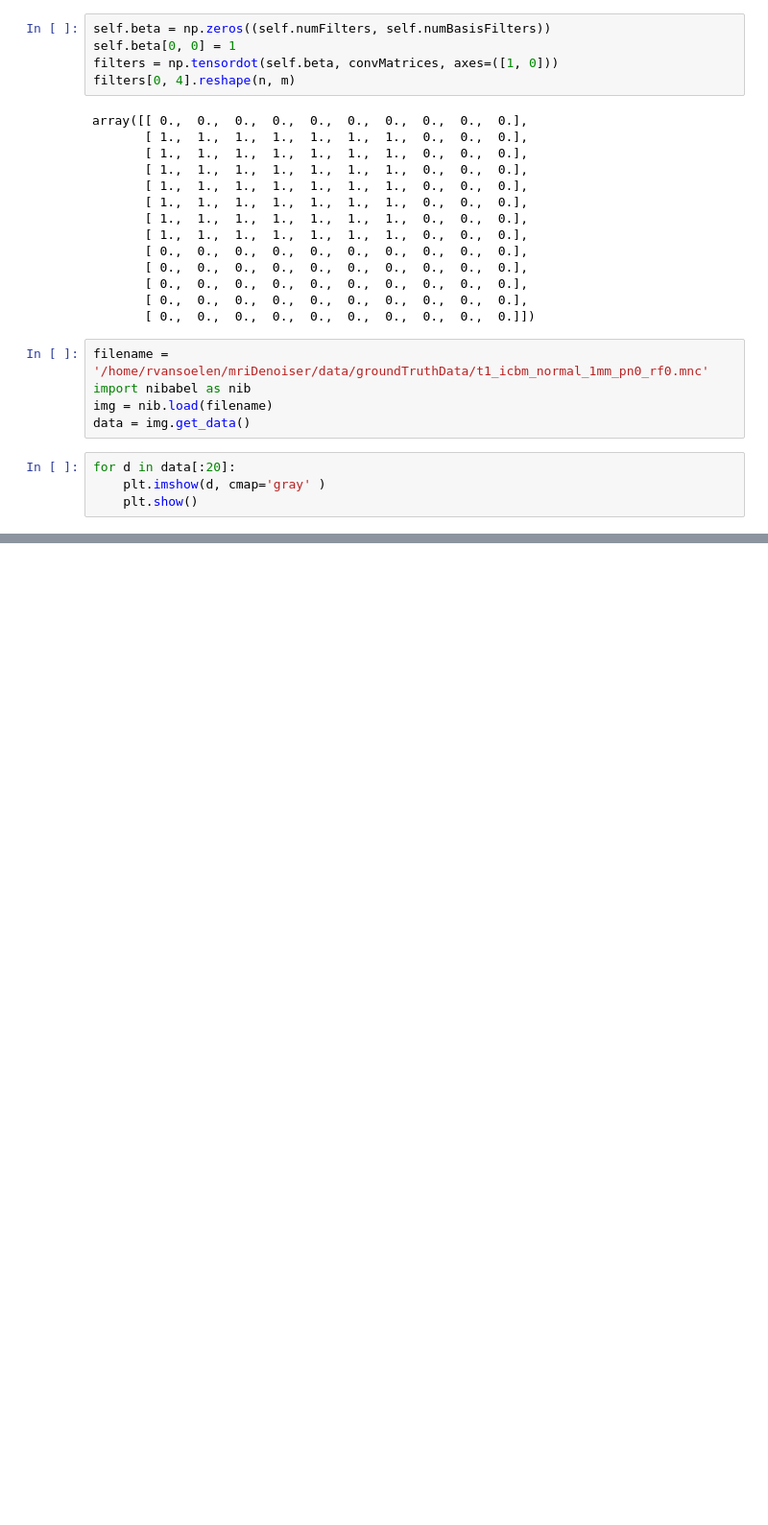
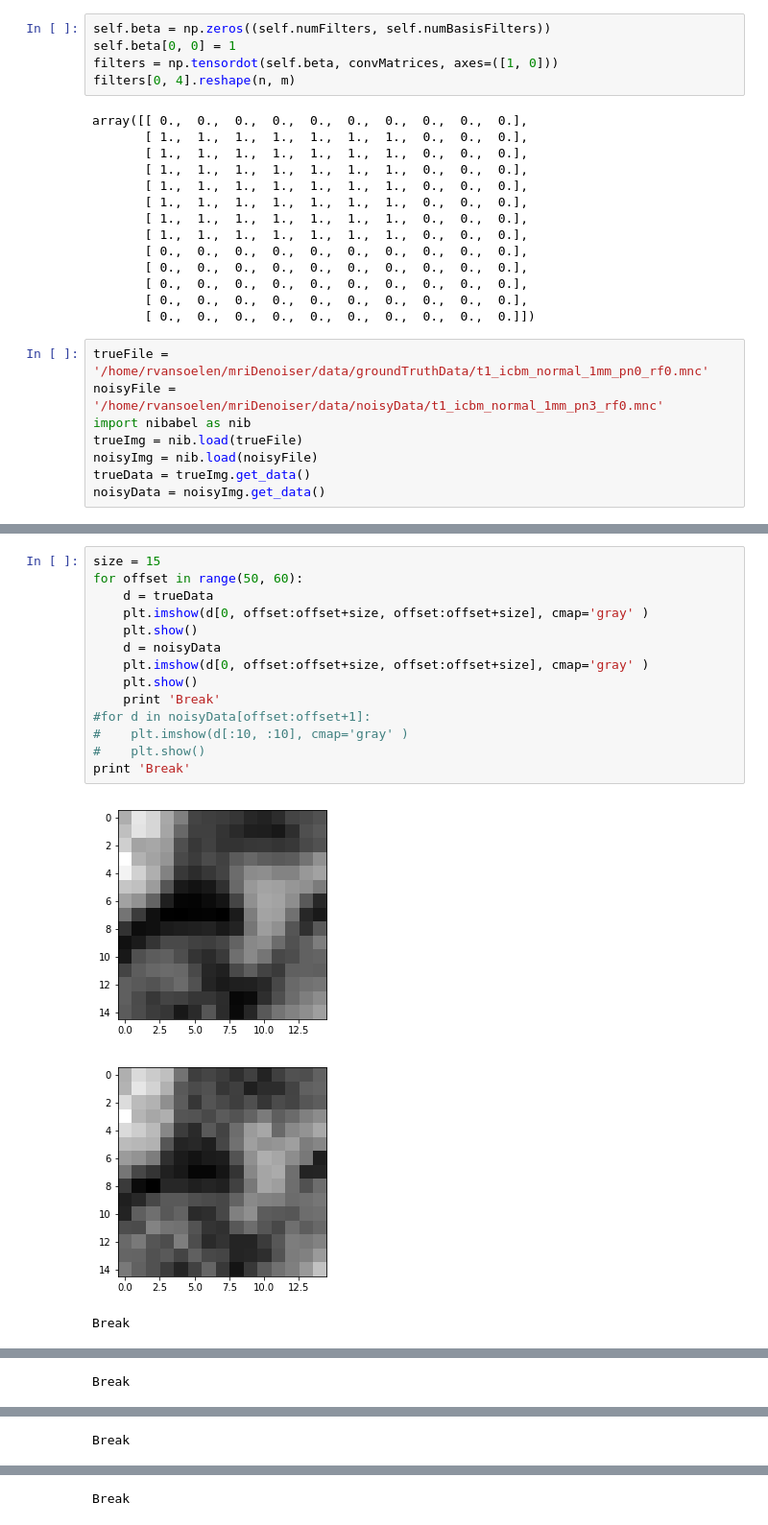
Before and after one commit to rvansoelen/mriDenoiser, a Jupyter notebook: tester.ipynb, the cells around one changed output, grey strips where cells are left out. Shown at 96% size. Drawn from its saved outputs; the diff is of its cells as text; blank space fills up the shorter version.

```diff
--- a/tester.ipynb
+++ b/tester.ipynb
@@ -85,11 +85,10 @@ array([[ 0.,  0.,  0.,  0.,  0.,  0.,  0.,  0.,  0.,  0.],
        [ 0.,  0.,  0.,  0.,  0.,  0.,  0.,  0.,  0.,  0.],
        [ 0.,  0.,  0.,  0.,  0.,  0.,  0.,  0.,  0.,  0.]])
 # %%
-filename = '/home/rvansoelen/mriDenoiser/data/groundTruthData/t1_icbm_normal_1mm_pn0_rf0.mnc'
+trueFile = '/home/rvansoelen/mriDenoiser/data/groundTruthData/t1_icbm_normal_1mm_pn0_rf0.mnc'
+noisyFile = '/home/rvansoelen/mriDenoiser/data/noisyData/t1_icbm_normal_1mm_pn3_rf0.mnc'
 import nibabel as nib
-img = nib.load(filename)
-data = img.get_data()
+trueImg = nib.load(trueFile)
+noisyImg = nib.load(noisyFile)
+trueData = trueImg.get_data()
+noisyData = noisyImg.get_data()
-# %%
-for d in data[:20]:
-    plt.imshow(d, cmap='gray' )
-    plt.show()
@@ -109,0 +99,18 @@ for d in data[:20]:
+# %%
+size = 15
+for offset in range(50, 60):
+    d = trueData
+    plt.imshow(d[0, offset:offset+size, offset:offset+size], cmap='gray' )
+    plt.show()
+    d = noisyData
+    plt.imshow(d[0, offset:offset+size, offset:offset+size], cmap='gray' )
+    plt.show()
+    print 'Break'
+#for d in noisyData[offset:offset+1]:
+#    plt.imshow(d[:10, :10], cmap='gray' )
+#    plt.show()
+print 'Break'
+# %% [output]
+[figure, added]
+[figure, added]
+Break
@@ -109,0 +119 @@ for d in data[:20]:
+Break
@@ -109,0 +122 @@ for d in data[:20]:
+Break
@@ -109,0 +125 @@ for d in data[:20]:
+Break
```
Also changed, not shown: parts of 4 cells of this notebook, 15 other files.
